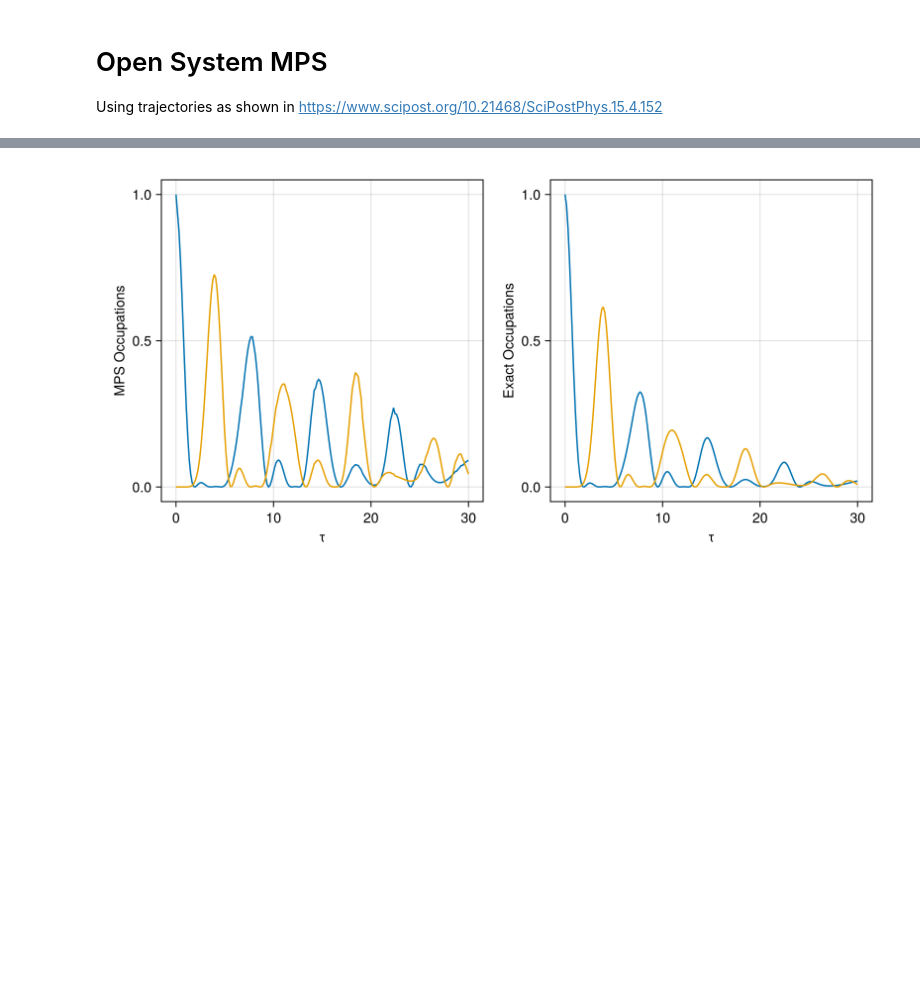
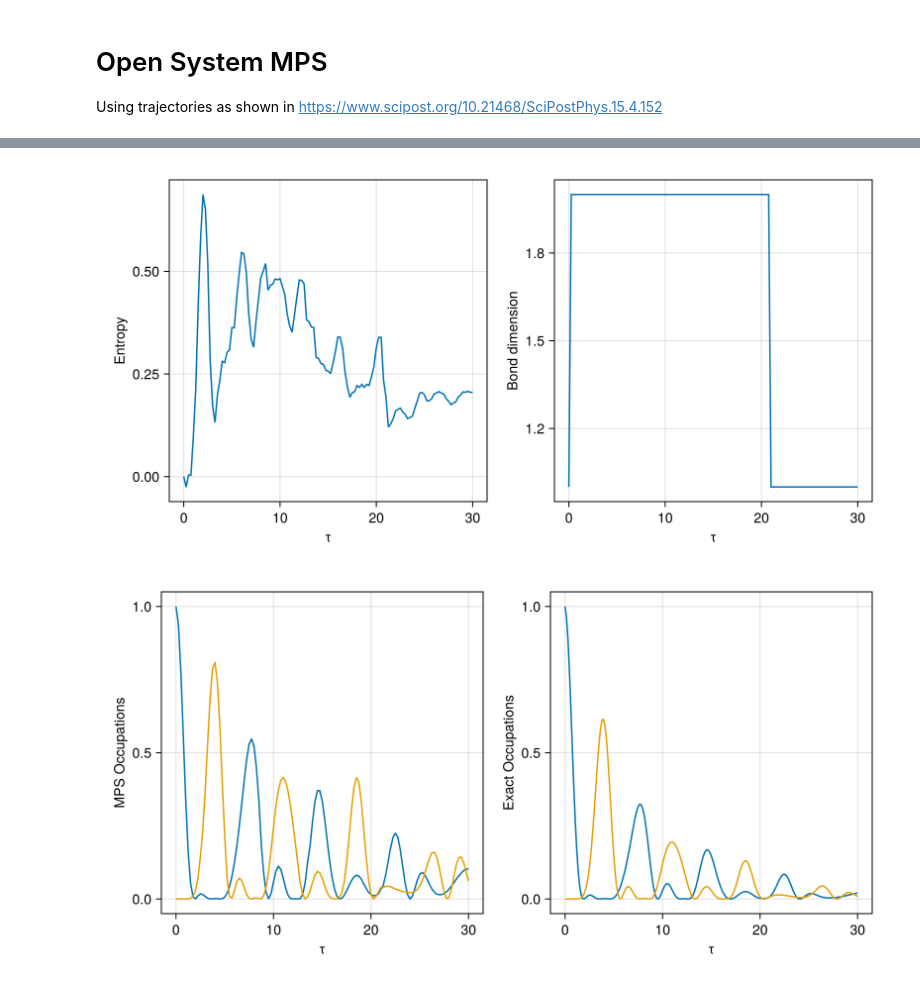
Before and after one commit to Ssalazar12/open_system_tn, a Jupyter notebook: notebooks/tight_binding_open.ipynb, the cells around one changed output, grey strips where cells are left out. Drawn from its saved outputs; the diff is of its cells as text; code cells hidden in the pictures; blank space fills up the shorter version.

```diff
--- a/notebooks/tight_binding_open.ipynb
+++ b/notebooks/tight_binding_open.ipynb
@@ -386,14 +309,26 @@ f
+# %%
+f= Figure(size = (800, 400))
+ax1 = Axis(f[1, 1], xlabel="τ", ylabel="Entropy")
+ax2 = Axis(f[1, 2], xlabel="τ", ylabel="Bond dimension")
+
+
+lines!(ax1, time_list, meant_entropy)
+lines!(ax2, time_list, b_dims_ensemble[1])
+
+f
+# %% [output]
+[figure, added]
 # %%
 f = Figure(size = (800, 400))
 ax1 = Axis(f[1, 1],xlabel="τ", ylabel="MPS Occupations")
 ax2 = Axis(f[1, 2],xlabel="τ", ylabel="Exact Occupations")
 
-lines!(ax1, times, mean_traj[1,1:end])
-lines!(ax1, times, mean_traj[end,1:end])
+lines!(ax1, time_list, mean_traj[1,1:end])
+lines!(ax1, time_list, mean_traj[end,1:end])
 
 lines!(ax2, tlist, real(result.expect[1,1:end]))
 lines!(ax2, tlist, real(result.expect[2,1:end]))
 
 f
 # %% [output]
-[figure, old version]
+[figure, new version]
```
Also changed, not shown: parts of 19 cells of this notebook, 1 other file.
